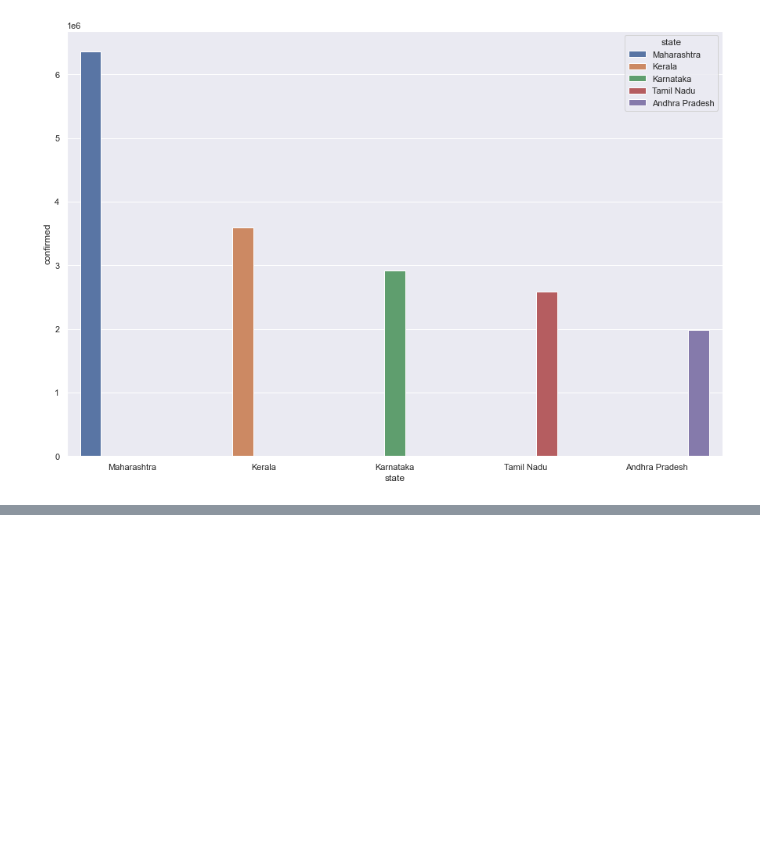
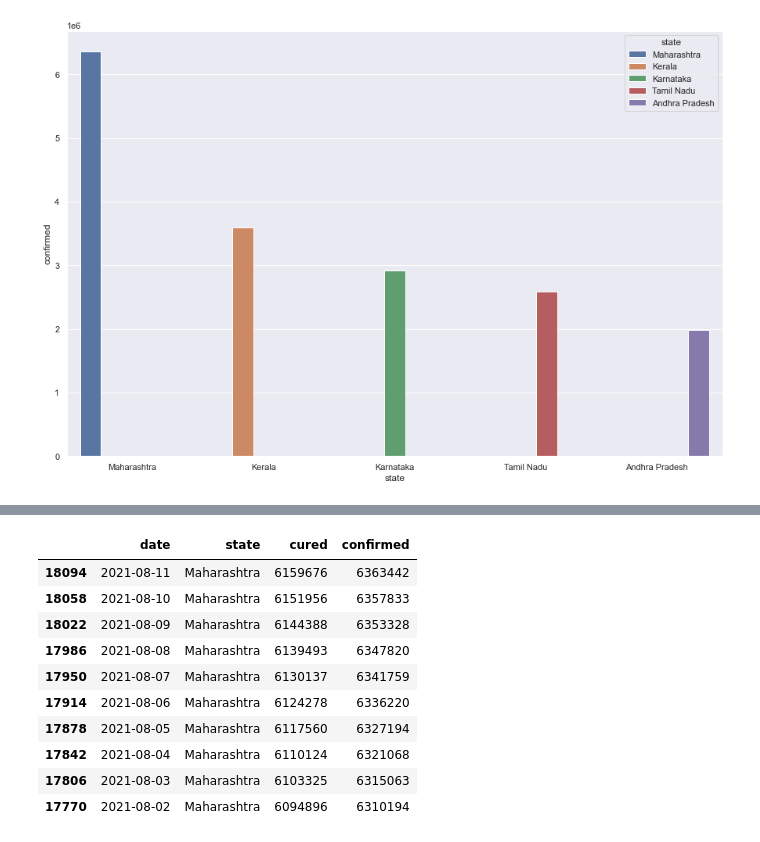
Before and after one commit to imamahasane/Machine_Learning_Practices, a Jupyter notebook: ML_Great_Learning/covid19_case_study.ipynb, the cells around one changed output, grey strips where cells are left out. Drawn from its saved outputs; the diff is of its cells as text; code cells hidden in the pictures; blank space fills up the shorter version.

```diff
--- a/ML_Great_Learning/covid19_case_study.ipynb
+++ b/ML_Great_Learning/covid19_case_study.ipynb
@@ -89,0 +139,14 @@ plt.show()
+# %%
+top_states_death
+# %% [output]
+|  | date | state | cured | confirmed |
+| 18094 | 2021-08-11 | Maharashtra | 6159676 | 6363442 |
+| 18058 | 2021-08-10 | Maharashtra | 6151956 | 6357833 |
+| 18022 | 2021-08-09 | Maharashtra | 6144388 | 6353328 |
+| 17986 | 2021-08-08 | Maharashtra | 6139493 | 6347820 |
+| 17950 | 2021-08-07 | Maharashtra | 6130137 | 6341759 |
+| 17914 | 2021-08-06 | Maharashtra | 6124278 | 6336220 |
+| 17878 | 2021-08-05 | Maharashtra | 6117560 | 6327194 |
+| 17842 | 2021-08-04 | Maharashtra | 6110124 | 6321068 |
+| 17806 | 2021-08-03 | Maharashtra | 6103325 | 6315063 |
+| 17770 | 2021-08-02 | Maharashtra | 6094896 | 6310194 |
```
Also changed, not shown: parts of 9 cells of this notebook.
